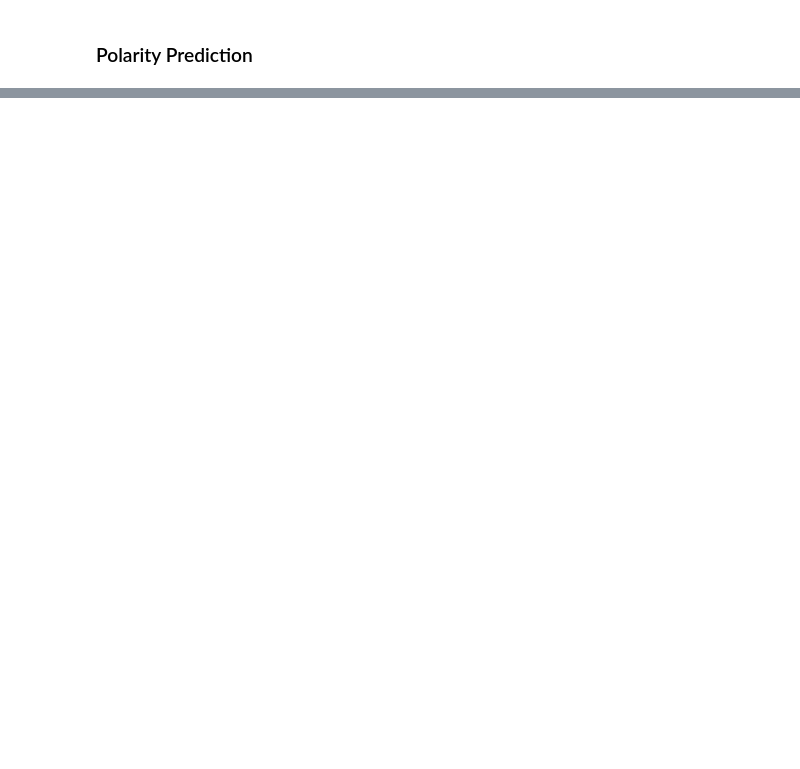
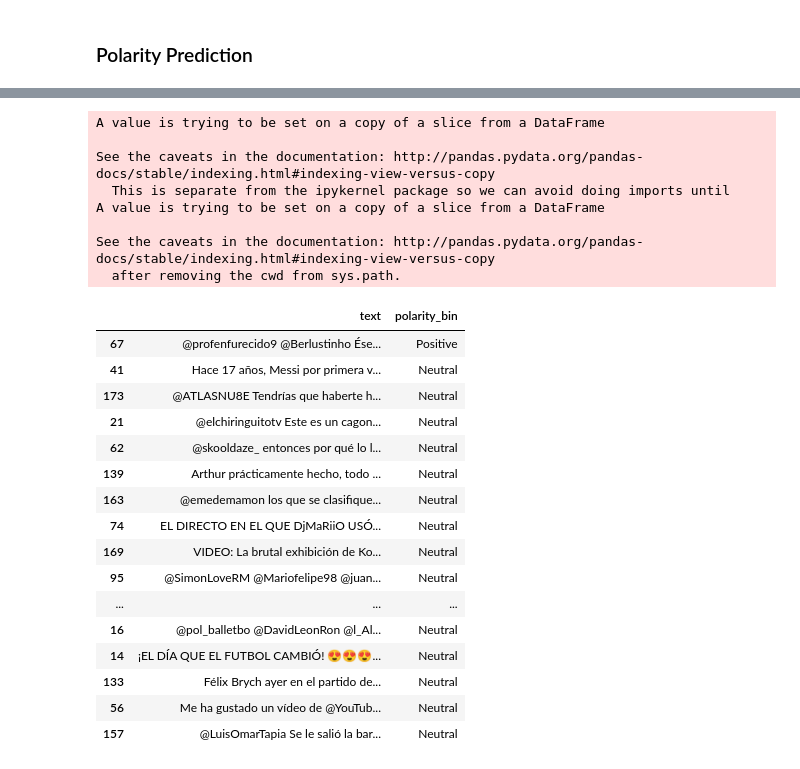
Before and after one commit to angelmunozs/ml-football-tweets, a Jupyter notebook: tweet_classification.ipynb, the cells around one changed output, grey strips where cells are left out. Saved outputs shown, nothing was run; the diff lists cells and outputs as text; code cells hidden in the pictures; blank space fills up the shorter version.

```diff
--- a/tweet_classification.ipynb
+++ b/tweet_classification.ipynb
@@ -354,0 +454,33 @@ AttributeError: 'list' object has no attribute 'tweet'
+# %%
+tweets = tweets_no_label.copy()
+tweets['polarity_bin'] = 'Neutral'
+tweets.polarity_bin[tweets.polarity.isin([1])] = 'Positive'
+tweets.polarity_bin[tweets.polarity.isin([-1])] = 'Negative'
+tweets.polarity_bin.value_counts(normalize=True)
+tweets[['text', 'polarity_bin']].sample(30)
+# %% [output]
+A value is trying to be set on a copy of a slice from a DataFrame
+
+See the caveats in the documentation: http://pandas.pydata.org/pandas-docs/stable/indexing.html#indexing-view-versus-copy
+  This is separate from the ipykernel package so we can avoid doing imports until
+A value is trying to be set on a copy of a slice from a DataFrame
+
+See the caveats in the documentation: http://pandas.pydata.org/pandas-docs/stable/indexing.html#indexing-view-versus-copy
+  after removing the cwd from sys.path.
+|  | text | polarity_bin |
+| 67 | @profenfurecido9 @Berlustinho Ése... | Positive |
+| 41 | Hace 17 años, Messi por primera v... | Neutral |
+| 173 | @ATLASNU8E Tendrías que haberte h... | Neutral |
+| 21 | @elchiringuitotv Este es un cagon... | Neutral |
+| 62 | @skooldaze_ entonces por qué lo l... | Neutral |
+| 139 | Arthur prácticamente hecho, todo ... | Neutral |
+| 163 | @emedemamon los que se clasifique... | Neutral |
+| 74 | EL DIRECTO EN EL QUE DjMaRiiO USÓ... | Neutral |
+| 169 | VIDEO: La brutal exhibición de Ko... | Neutral |
+| 95 | @SimonLoveRM @Mariofelipe98 @juan... | Neutral |
+| ... | ... | ... |
+| 16 | @pol_balletbo @DavidLeonRon @l_Al... | Neutral |
+| 14 | ¡EL DÍA QUE EL FUTBOL CAMBIÓ! 😍😍😍... | Neutral |
+| 133 | Félix Brych ayer en el partido de... | Neutral |
+| 56 | Me ha gustado un vídeo de @YouTub... | Neutral |
+| 157 | @LuisOmarTapia Se le salió la bar... | Neutral |
```
Also changed, not shown: parts of 29 cells of this notebook.
